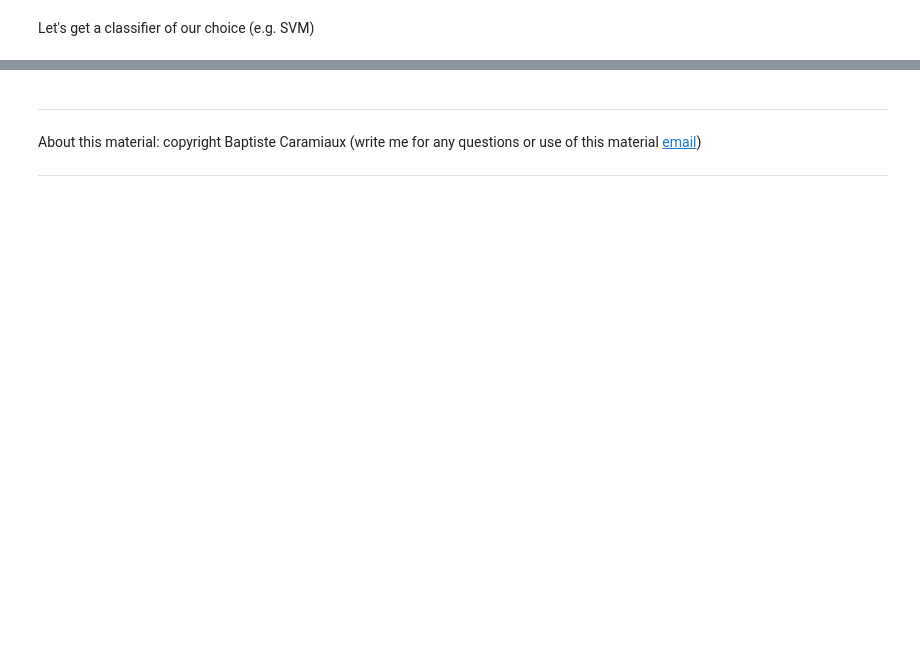
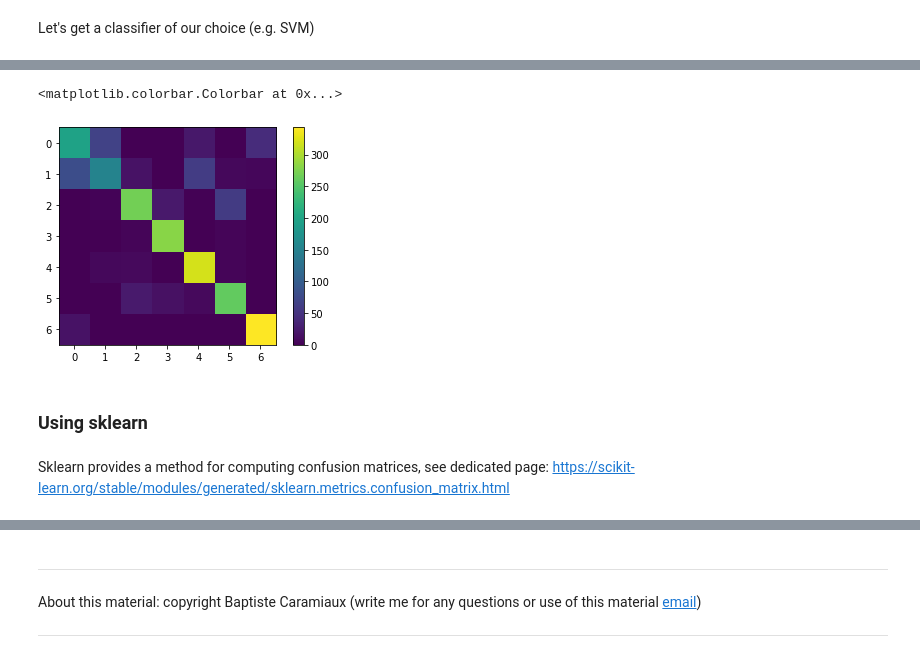
Before and after one commit to Envl/IML, a Jupyter notebook: notebooks/Basics_ML_Part-2.ipynb, the cells around one changed output, grey strips where cells are left out. Saved outputs shown, nothing was run; the diff lists cells and outputs as text; code cells hidden in the pictures; blank space fills up the shorter version.

```diff
--- a/notebooks/Basics_ML_Part-2.ipynb
+++ b/notebooks/Basics_ML_Part-2.ipynb
@@ -97,3 +97,5 @@ clf = svm.SVC()
+# %%
+clf = KNeighborsClassifier()
 # %%
 clf.fit(train_X, train_Y)
 # %% [output]
@@ -108,0 +126,4 @@ accuracy = 0.49139414802065406
+# %%
+classes = np.unique(test_Y)
+num_classes = len(classes)
+print(num_classes, classes)
@@ -108,0 +132,5 @@ accuracy = 0.49139414802065406
+# %%
+confmat = np.zeros((num_classes, num_classes))
+for obs_i in range(len(test_X)):
+    pred_Y_i = clf.predict([test_X[obs_i]])
+    confmat[test_Y[obs_i] - 1, pred_Y_i - 1] += 1
@@ -108,0 +147,10 @@ accuracy = 0.49139414802065406
+# %%
+plt.imshow(confmat)
+plt.colorbar()
+# %% [output]
+<matplotlib.colorbar.Colorbar at 0x...>
+[figure, added]
+# %% [markdown]
+### Using sklearn
+# %% [markdown]
+Sklearn provides a method for computing confusion matrices, see dedicated page: https://scikit-learn.org/stable/modules/generated/sklearn.metrics.confusion_matrix.html
```
Also changed, not shown: parts of 45 cells of this notebook, 1 other file.
